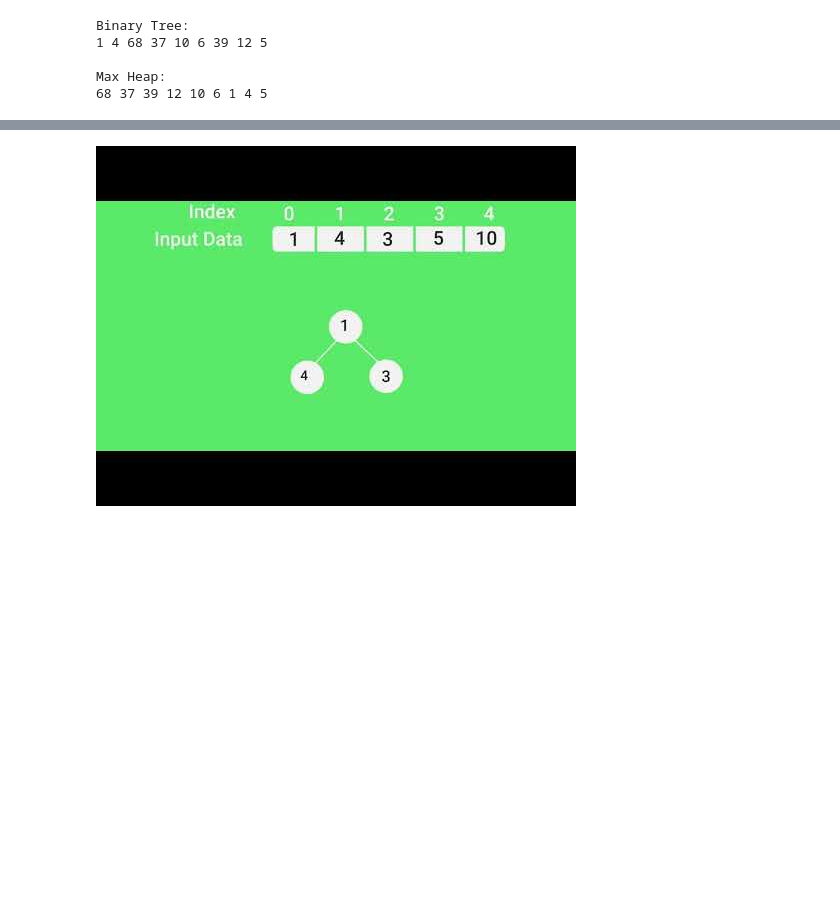
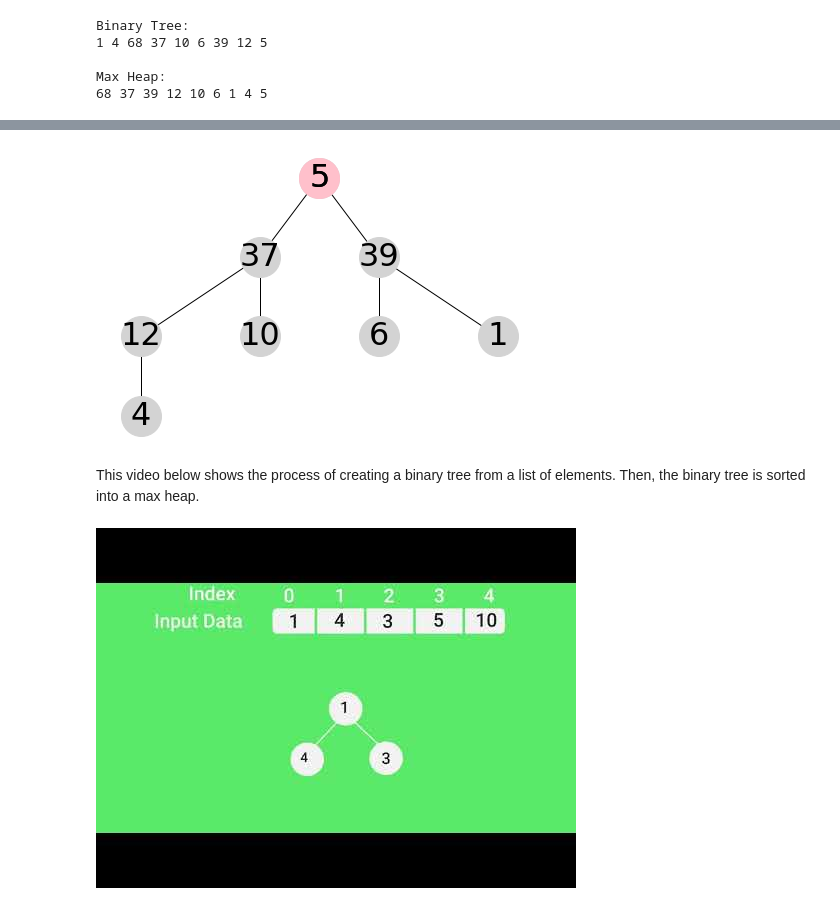
Before and after one commit to codeBySvet/Graph_Theory, a Jupyter notebook: heap-sort.ipynb, the cells around one changed output, grey strips where cells are left out. Saved outputs shown, nothing was run; the diff lists cells and outputs as text; code cells hidden in the pictures; blank space fills up the shorter version.

```diff
--- a/heap-sort.ipynb
+++ b/heap-sort.ipynb
@@ -198,3 +249,13 @@ The video below offers a visual guide for this second step of Heap Sort.  The vi
+# %%
+#The original list, before it is turned into a max heap
+L = [5, 37, 39, 12, 10, 6, 1, 4]
+
+# Draw the tree from list L
+drawtree(L,[5])
+# %% [output]
+[figure, added]
+# %% [markdown]
+This video below shows the process of creating a binary tree from a list of elements. Then, the binary tree is sorted into a max heap.
 # %%
 id='qoiajKBX8i4'
 YouTubeVideo(id=id,width=800,height=500)
```
Also changed, not shown: parts of 44 cells of this notebook.
